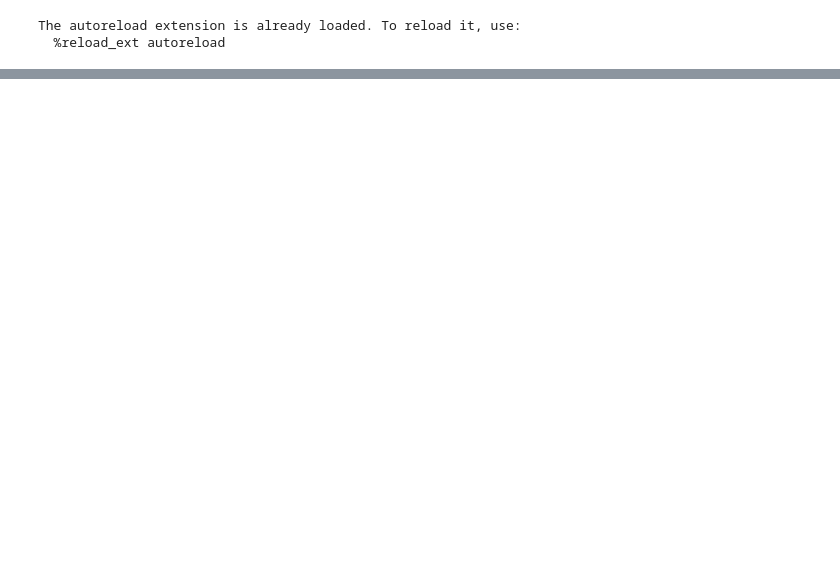
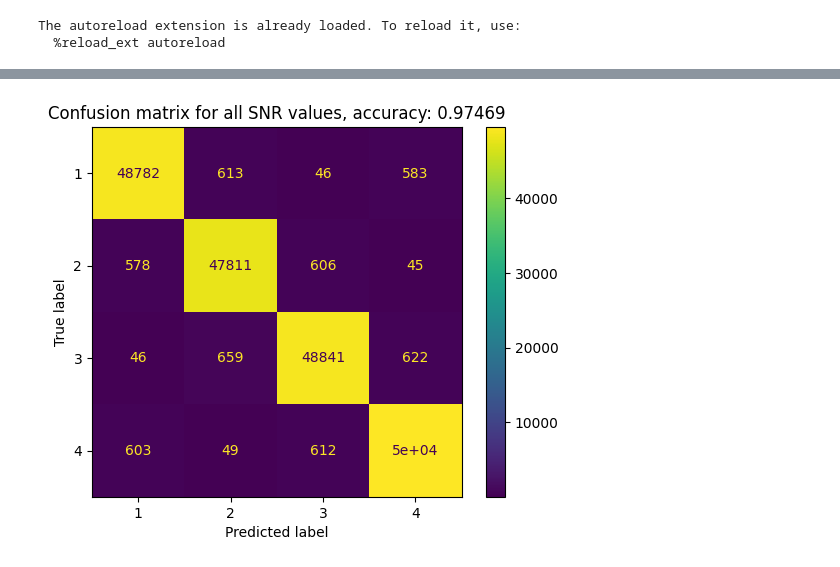
Before and after one commit to MatejaStojkovic/OTE_ETF_2023_project, a Jupyter notebook: src/Support_Vector_Machine.ipynb, the cells around one changed output, grey strips where cells are left out. Drawn from its saved outputs; the diff is of its cells as text; code cells hidden in the pictures; blank space fills up the shorter version.

```diff
--- a/src/Support_Vector_Machine.ipynb
+++ b/src/Support_Vector_Machine.ipynb
@@ -36,0 +94,16 @@ ValueError: The number of classes has to be greater than one; got 1 class
+# %%
+labels_pred = np.where(labels_pred_real & labels_pred_imag, 1,
+                np.where(~labels_pred_real & labels_pred_imag, 2,
+                         np.where(~labels_pred_real & ~labels_pred_imag, 3,
+                                  np.where(labels_pred_real & ~labels_pred_imag, 4, 0))))
+
+test_labels = np.where(test_labels_real & test_labels_imag, 1,
+                np.where(~test_labels_real & test_labels_imag, 2,
+                         np.where(~test_labels_real & ~test_labels_imag, 3,
+                                  np.where(test_labels_real & ~test_labels_imag, 4, 0))))
+
+ConfusionMatrixDisplay.from_predictions(test_labels.flatten(), labels_pred.flatten(),)
+plt.title(f"Confusion matrix for all SNR values, accuracy: {np.mean(labels_pred == test_labels)}")
+plt.show()
+# %% [output]
+[figure, added]
```
Also changed, not shown: parts of 8 cells of this notebook, 1 other file.
